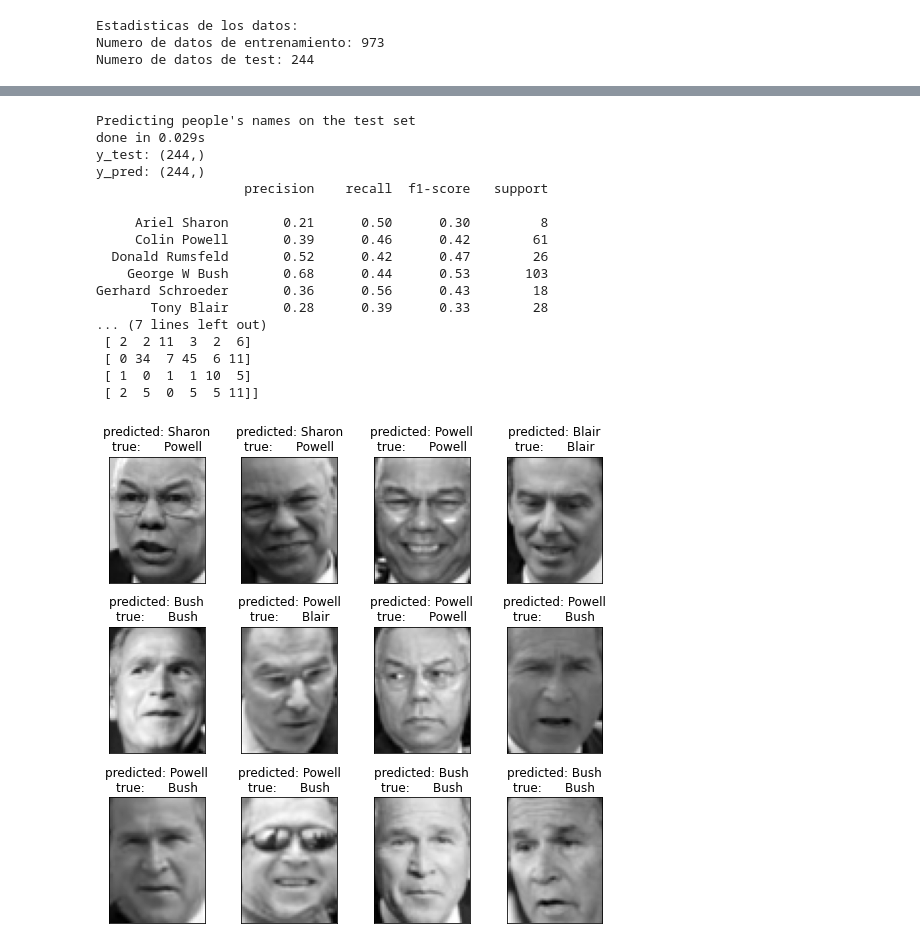
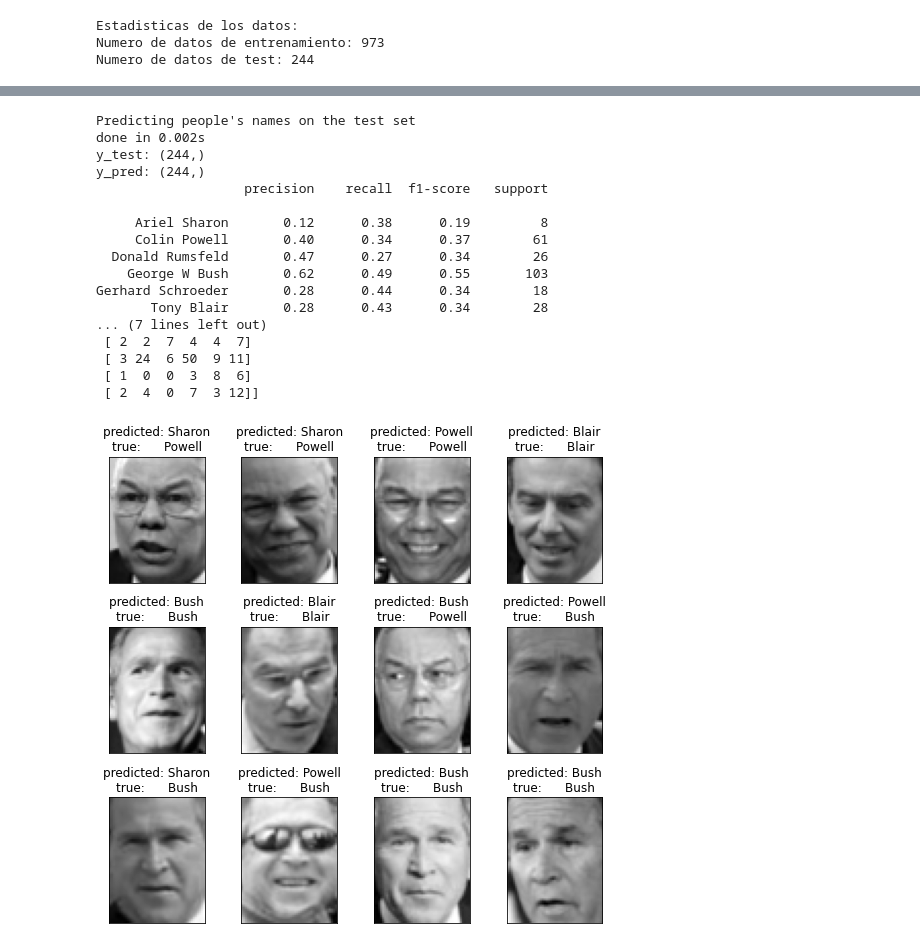
Before and after one commit to JB0linches/ReconocimientoDeFormas, a Jupyter notebook: Practica4.ipynb, the cells around one changed output, grey strips where cells are left out. Saved outputs shown, nothing was run; the diff lists cells and outputs as text; code cells hidden in the pictures.

```diff
--- a/Practica4.ipynb
+++ b/Practica4.ipynb
@@ -1593,3 +1592,26 @@ print(f"Numero de datos de test: {X_test.shape[0]}")
 Estadisticas de los datos:
 Numero de datos de entrenamiento: 973
 Numero de datos de test: 244
+# %%
+# PCA
+
+n_components = 314
+
+t0 = time()
+
+# Paso 1: hacer la media del conjunto de datos de entrenamiento
+X_train_mean = np.mean(X_train, axis=0)
+
+
+# Paso 2: estandarizar el conjunto de datos de entrenamiento
+X_norm = X_train - X_train_mean
+
+print("X_train.shape: ", X_train.shape)
+
+# Paso 3: calcular la nueva matriz de covarianzas del conjunto de datos estandarizados
+X_train_cov = np.cov(X_norm, rowvar=False)
+
+
+
+# Paso 4: calcular la descomposición espectral de la matriz de covarianzas
+u, autoval, autovec = np.linalg.svd(X_train_cov, full_matrices=False) # tarda 68.246s
@@ -1672,0 +1701,15 @@ done in 4.677s
+# %%
+n_components = 100
+A = autovec[:n_components]
+
+print("A_lda.shape:", A.shape)
+
+X_train_lda = (A @ X_train_pca.T).T
+
+print("X_train_lda: ", X_train_lda.shape)
+
+# Paso 7: proyectar el conjunto de datos de test sobre el nuevo espacio:
+X_test_lda = (A @ X_test_pca.T).T
+
+#eigenfaces2 = A.reshape((n_components,h,w))
+print("LDA done in %0.3fs" % (time() - t0))
@@ -1684,40 +1732,39 @@ plt.show()
 # %%
 print("Predicting people's names on the test set")
 t0 = time()
-clf = ClassifEstadisticoRegularizado_metodo_sklearn(np.unique(y_train))
-clf = clf.fit(X_train, y_train)
-y_pred = clf.predict(X_test)
+clf = ClassifEuclid(np.unique(y_train))
+clf = clf.fit(X_train_lda, y_train)
+y_pred = clf.predict(X_test_lda)
 print("done in %0.3fs" % (time() - t0))
 
 print("y_test:", y_test.shape)
 print("y_pred:", y_pred.shape)
-
 
 print(classification_report(y_test, y_pred, target_names=target_names))
 print(confusion_matrix(y_test, y_pred, labels=range(n_classes)))
 
 def title(y_pred, y_test, target_names, i):
     pred_name = target_names[y_pred[i]].rsplit(" ", 1)[-1]
     true_name = target_names[y_test[i]].rsplit(" ", 1)[-1]
     return "predicted: %s\ntrue:      %s" % (pred_name, true_name)
 prediction_titles = [title(y_pred, y_test, target_names, i) for i in range(y_pred.shape[0])]
 plot_gallery(X_test, prediction_titles, h, w)
 # %% [output]
 Predicting people's names on the test set
-done in 0.029s
+done in 0.002s
 y_test: (244,)
 y_pred: (244,)
                    precision    recall  f1-score   support
 
-     Ariel Sharon       0.21      0.50      0.30         8
-     Colin Powell       0.39      0.46      0.42        61
-  Donald Rumsfeld       0.52      0.42      0.47        26
-    George W Bush       0.68      0.44      0.53       103
-Gerhard Schroeder       0.36      0.56      0.43        18
-       Tony Blair       0.28      0.39      0.33        28
+     Ariel Sharon       0.12      0.38      0.19         8
+     Colin Powell       0.40      0.34      0.37        61
+  Donald Rumsfeld       0.47      0.27      0.34        26
+    George W Bush       0.62      0.49      0.55       103
+Gerhard Schroeder       0.28      0.44      0.34        18
+       Tony Blair       0.28      0.43      0.34        28
 ... (7 lines left out)
- [ 2  2 11  3  2  6]
- [ 0 34  7 45  6 11]
- [ 1  0  1  1 10  5]
- [ 2  5  0  5  5 11]]
+ [ 2  2  7  4  4  7]
+ [ 3 24  6 50  9 11]
+ [ 1  0  0  3  8  6]
+ [ 2  4  0  7  3 12]]
-[figure, old version]
+[figure, new version]
```
Also changed, not shown: parts of 7 cells of this notebook.
